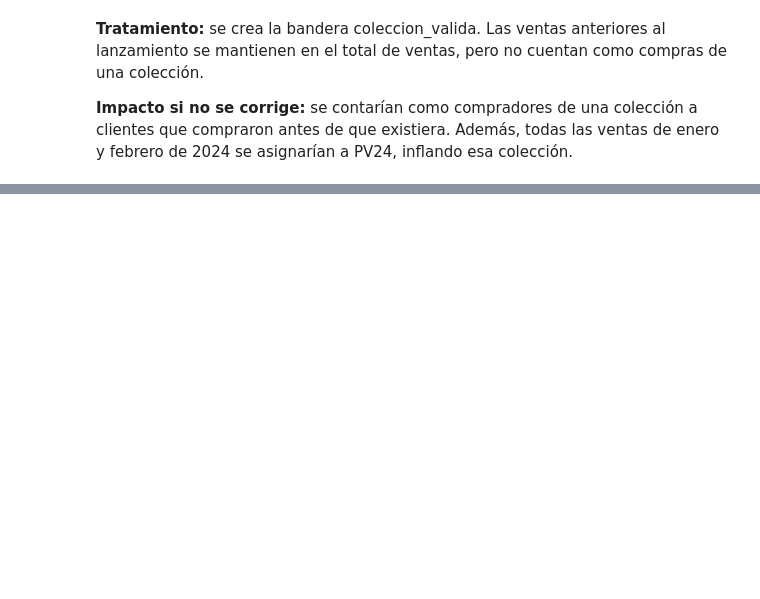
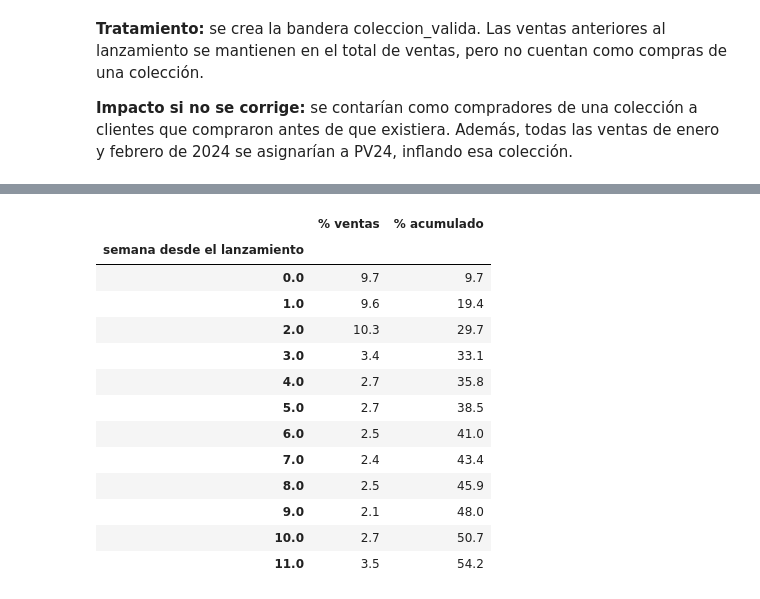
Before and after one commit to Edmh1/retail-customer-analytics, a Jupyter notebook: notebooks/02_analisis.ipynb, the cells around one changed output, grey strips where cells are left out. Cells and saved outputs as stored; diff of their text form; code cells hidden in the pictures; blank space fills up the shorter version.

```diff
--- a/notebooks/02_analisis.ipynb
+++ b/notebooks/02_analisis.ipynb
@@ -127,0 +134,26 @@ print("Líneas con colección válida:", ventas["coleccion_valida"].sum(), "de",
+# %%
+temp = ventas_cli[ventas_cli["coleccion_valida"] & (ventas_cli["coleccion"] != "BASICOS")]
+semana = (temp["dias_desde_lanz"] // 7).clip(upper=26)
+
+tabla_semanas = (temp.groupby(semana)["venta_neta"].sum()
+                 .div(temp["venta_neta"].sum()).mul(100)
+                 .rename("% ventas").to_frame())
+tabla_semanas["% acumulado"] = tabla_semanas["% ventas"].cumsum()
+tabla_semanas.index.name = "semana desde el lanzamiento"
+
+tabla_semanas.round(1).head(12)
+# %% [output]
+|  | % ventas | % acumulado |
+| semana desde el lanzamiento |  |  |
+| 0.0 | 9.7 | 9.7 |
+| 1.0 | 9.6 | 19.4 |
+| 2.0 | 10.3 | 29.7 |
+| 3.0 | 3.4 | 33.1 |
+| 4.0 | 2.7 | 35.8 |
+| 5.0 | 2.7 | 38.5 |
+| 6.0 | 2.5 | 41.0 |
+| 7.0 | 2.4 | 43.4 |
+| 8.0 | 2.5 | 45.9 |
+| 9.0 | 2.1 | 48.0 |
+| 10.0 | 2.7 | 50.7 |
+| 11.0 | 3.5 | 54.2 |
```
Also changed, not shown: parts of 5 cells of this notebook, 1 other file.
